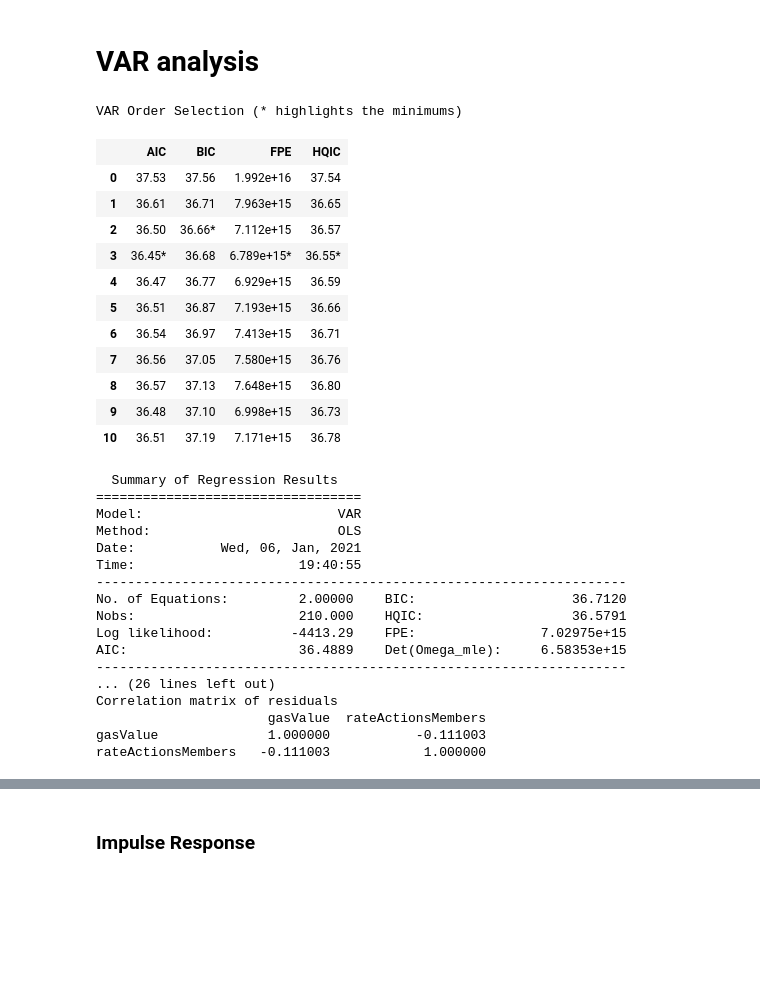
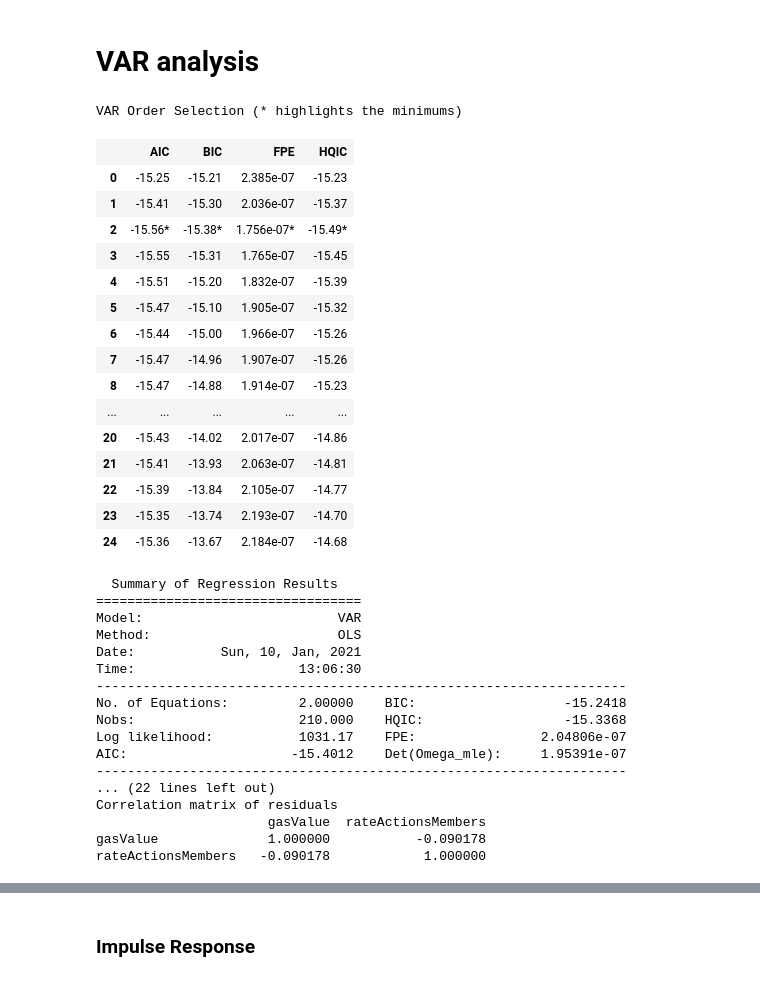
Before and after one commit to Grasia/gas-dao-activity, a Jupyter notebook: notebooks/gas_rate/daostack_activity_membership_rate.ipynb, the cells around one changed output, grey strips where cells are left out. Drawn from its saved outputs; the diff is of its cells as text; code cells hidden in the pictures; blank space fills up the shorter version.

```diff
--- a/notebooks/gas_rate/daostack_activity_membership_rate.ipynb
+++ b/notebooks/gas_rate/daostack_activity_membership_rate.ipynb
@@ -93,3 +101,2 @@ Let's apply a log transformation to reduce higher gasValue, and also remove the
 # %%
-gas_slice2['gasValue'] = gas_slice2['gasValue']  - decomposition.seasonal
-gas_slice2.dropna(inplace=True)
+gas_slice2['gasValue'] = gas_slice2['gasValue'] - res.seasonal
@@ -162,3 +197,4 @@ plt.show()
 As we previously do with the gas series, let's split the series.
 # %%
 daostack_slice2 = filter_series(df=daostack, slice1=SECOND_SLICE_DATE, slice2=THIRD_SLICE_DATE)
+daostack_slice2.drop(daostack_slice2.index[0], inplace=True)
@@ -165,13 +213,18 @@ daostack_slice2 = filter_series(df=daostack, slice1=SECOND_SLICE_DATE, slice2=TH
 # %%
+#rcParams['figure.figsize'] = 18, 8
+#res = STL(daostack_slice2['rateActionsMembers']).fit()
+#res.plot()
+#plt.show()
+
 rcParams['figure.figsize'] = 18, 8
-decomposition = sm.tsa.seasonal_decompose(x=daostack_slice2['rateActionsMembers'], model='additive')
-fig = decomposition.plot()
+res = sm.tsa.seasonal_decompose(x=daostack_slice2['rateActionsMembers'], model='additive')
+fig = res.plot()
 plt.show()
 # %% [output]
 [figure]
 # %%
-daostack_slice2['rateActionsMembers'] = daostack_slice2['rateActionsMembers'] - decomposition.seasonal
-daostack_slice2.dropna(inplace=True)
+daostack_slice2['rateActionsMembers'] = daostack_slice2['rateActionsMembers'] - res.seasonal
+#daostack_slice2.dropna(inplace=True)
 # %%
 daostack_slice2['rateActionsMembers'].plot(figsize = (15, 6))
 plt.show()
@@ -269,42 +328,46 @@ slice2: pd.DataFrame = gas_slice2.copy(deep=True)
 slice2['rateActionsMembers'] = daostack_slice2['rateActionsMembers'].tolist()
 # %%
 model2 = sm.tsa.VAR(slice2)
-model2.select_order(10).summary()
+model2.select_order(24).summary()
 # %% [output]
 VAR Order Selection (* highlights the minimums)
 |  | AIC | BIC | FPE | HQIC |
-| 0 | 37.53 | 37.56 | 1.992e+16 | 37.54 |
-| 1 | 36.61 | 36.71 | 7.963e+15 | 36.65 |
-| 2 | 36.50 | 36.66* | 7.112e+15 | 36.57 |
-| 3 | 36.45* | 36.68 | 6.789e+15* | 36.55* |
-| 4 | 36.47 | 36.77 | 6.929e+15 | 36.59 |
-| 5 | 36.51 | 36.87 | 7.193e+15 | 36.66 |
-| 6 | 36.54 | 36.97 | 7.413e+15 | 36.71 |
-| 7 | 36.56 | 37.05 | 7.580e+15 | 36.76 |
-| 8 | 36.57 | 37.13 | 7.648e+15 | 36.80 |
-| 9 | 36.48 | 37.10 | 6.998e+15 | 36.73 |
-| 10 | 36.51 | 37.19 | 7.171e+15 | 36.78 |
+| 0 | -15.25 | -15.21 | 2.385e-07 | -15.23 |
+| 1 | -15.41 | -15.30 | 2.036e-07 | -15.37 |
+| 2 | -15.56* | -15.38* | 1.756e-07* | -15.49* |
+| 3 | -15.55 | -15.31 | 1.765e-07 | -15.45 |
+| 4 | -15.51 | -15.20 | 1.832e-07 | -15.39 |
+| 5 | -15.47 | -15.10 | 1.905e-07 | -15.32 |
+| 6 | -15.44 | -15.00 | 1.966e-07 | -15.26 |
+| 7 | -15.47 | -14.96 | 1.907e-07 | -15.26 |
+| 8 | -15.47 | -14.88 | 1.914e-07 | -15.23 |
+| ... | ... | ... | ... | ... |
+| 20 | -15.43 | -14.02 | 2.017e-07 | -14.86 |
+| 21 | -15.41 | -13.93 | 2.063e-07 | -14.81 |
+| 22 | -15.39 | -13.84 | 2.105e-07 | -14.77 |
+| 23 | -15.35 | -13.74 | 2.193e-07 | -14.70 |
+| 24 | -15.36 | -13.67 | 2.184e-07 | -14.68 |
 # %%
-results2 = model2.fit(maxlags=3, ic='aic')
+results2 = model2.fit(maxlags=2, ic='aic')
 results2.summary()
 # %% [output]
   Summary of Regression Results
 ==================================
 Model:                         VAR
 Method:                        OLS
-Date:           Wed, 06, Jan, 2021
-Time:                     19:40:55
+Date:           Sun, 10, Jan, 2021
+Time:                     13:06:30
 --------------------------------------------------------------------
-No. of Equations:         2.00000    BIC:                    36.7120
-Nobs:                     210.000    HQIC:                   36.5791
-Log likelihood:          -4413.29    FPE:                7.02975e+15
-AIC:                      36.4889    Det(Omega_mle):     6.58353e+15
+No. of Equations:         2.00000    BIC:                   -15.2418
+Nobs:                     210.000    HQIC:                  -15.3368
+Log likelihood:           1031.17    FPE:                2.04806e-07
+AIC:                     -15.4012    Det(Omega_mle):     1.95391e-07
 --------------------------------------------------------------------
-... (26 lines left out)
+... (22 lines left out)
 Correlation matrix of residuals
                       gasValue  rateActionsMembers
-gasValue              1.000000           -0.111003
-rateActionsMembers   -0.111003            1.000000
+gasValue              1.000000           -0.090178
+rateActionsMembers   -0.090178            1.000000
 # %%
 results2.plot_acorr()
 # %% [output]
```
Also changed, not shown: parts of 29 cells of this notebook, 2 other files.
